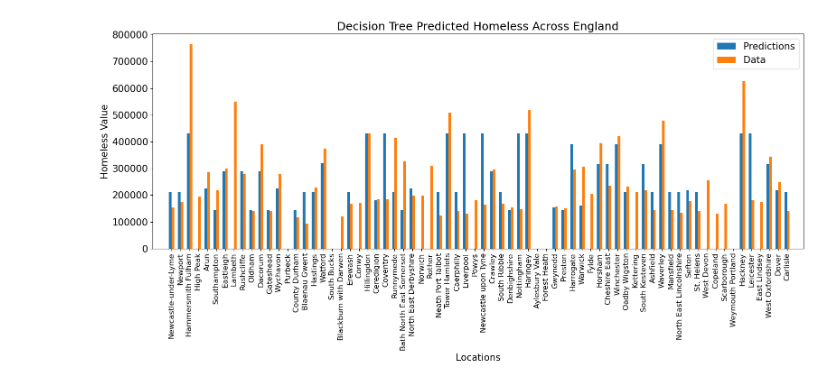
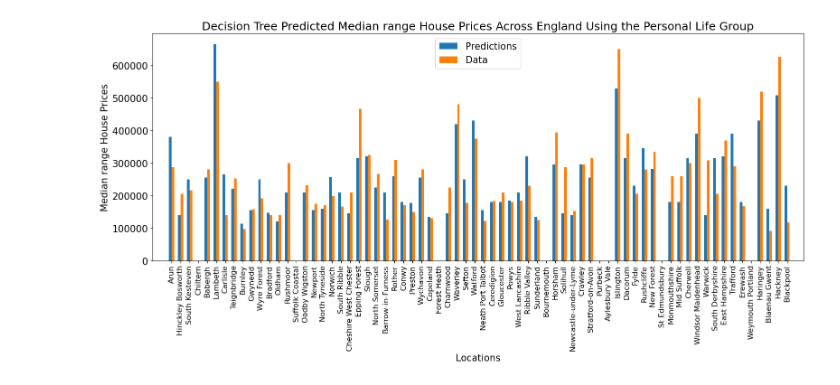
Before and after one commit to SIthodox2286/mdm_3_phace_C, a Jupyter notebook: random_forest_analysis.ipynb, the cells around one changed output. Saved outputs shown, nothing was run; the diff lists cells and outputs as text; code cells hidden in the pictures.

```diff
--- a/random_forest_analysis.ipynb
+++ b/random_forest_analysis.ipynb
@@ -64,16 +145,16 @@ fit_rf = RandomForestClassifier(random_state=0)
 np.random.seed(0)
 start = time.time()
 
-param_dist = {'max_depth': [2, 3, 4, 5, 6],
+param_dist = {'max_depth': range(2,10+1),
               'bootstrap': [True, False],
               'max_features': ['auto', 'sqrt', 'log2', None],
               'criterion': ['gini', 'entropy']}
 
-cv_rf = GridSearchCV(fit_rf, cv = 8,
+cv_rf = GridSearchCV(pl_fit_rf, cv = 7,
                      param_grid=param_dist,
                      n_jobs = 3)
 
-cv_rf.fit(training_set, class_set)
+cv_rf.fit(pl_training_set, pl_class_set)
 print('Best Parameters using grid search: \n',
       cv_rf.best_params_)
 end = time.time()
@@ -85,10 +210,24 @@ Time taken in grid search:  108.99
 # %%
 # Set best parameters given by grid search
-fit_rf = fit_rf.set_params(criterion = 'entropy',
+pl_fit_rf = pl_fit_rf.set_params(n_estimators=400,criterion = 'gini',
+                  max_features = None,
+                  max_depth = 2)
+
+# Set best parameters given by grid search
+dl_fit_rf = dl_fit_rf.set_params(n_estimators=400,criterion = 'gini',
                   max_features = 'auto',
+                  max_depth = 2)
+
+# Set best parameters given by grid search
+sl_fit_rf = sl_fit_rf.set_params(n_estimators=400,criterion = 'gini',
+                  max_features = None,
                   max_depth = 3)
 # %%
-hundredYard_forest = fit_rf.fit(training_set, class_set)
+pl_hundredYard_forest = pl_fit_rf.fit(pl_training_set, pl_class_set)
+dl_hundredYard_forest = dl_fit_rf.fit(dl_training_set, dl_class_set)
+sl_hundredYard_forest = sl_fit_rf.fit(sl_training_set, sl_class_set)
 # %%
-predictions = hundredYard_forest.predict(test_set)
+pl_predictions = pl_hundredYard_forest.predict(pl_test_set)
+dl_predictions = dl_hundredYard_forest.predict(dl_test_set)
+sl_predictions = sl_hundredYard_forest.predict(sl_test_set)
 # %%
@@ -123,37 +334,37 @@ plt.show()
 # %%
 #Plot and save the test results
-f_predictions = predictions
-test_y = test_class_set
+f_predictions = pl_predictions
+test_y = test_pl_class_set
 
 N =len(f_predictions)
 locations = range(1,N+1)
 
 # Position of bars on x-axis
 y_pos = np.arange(N)
 
 # Width of a bar
 width = 0.3
 
 # Plotting
 plt.rcParams.update({'font.size': 15})
 fig_r2, ax = plt.subplots(figsize=(16,8))
 plt.bar(y_pos, f_predictions, width, label='Predictions')
 plt.bar(y_pos + width, test_y, width, label='Data')
 plt.xlabel('Locations')
-plt.ylabel('Homeless Value')
-plt.title('Decision Tree Predicted Homeless Across England')
+plt.ylabel('Median range House Prices')
+plt.title('Decision Tree Predicted Median range House Prices Across England Using the Personal Life Group')
 
 # xticks()
-plt.xticks(y_pos + width / 2, list(local_authority_names[normal_test_class_set.index]))
+plt.xticks(y_pos + width / 2, list(local_authority_names[normal_test_pl_class_set.index]))
 plt.setp(ax.get_xticklabels(), fontsize=12, rotation='vertical')
 
 # Size of the Plot
 plt.xlim([-2,max(y_pos)+2])
 
 # Finding the best position for legends and putting it
 plt.legend(loc='best')
 plt.tight_layout()
-plt.savefig('Figure/Random_forest_test_result.png')
+plt.savefig('Figure/pl_model_Random_forest_test_result.png')
 plt.show()
 # %% [output]
-[figure, old version]
+[figure, new version]
```
Also changed, not shown: parts of 25 cells of this notebook, 18 other files.
